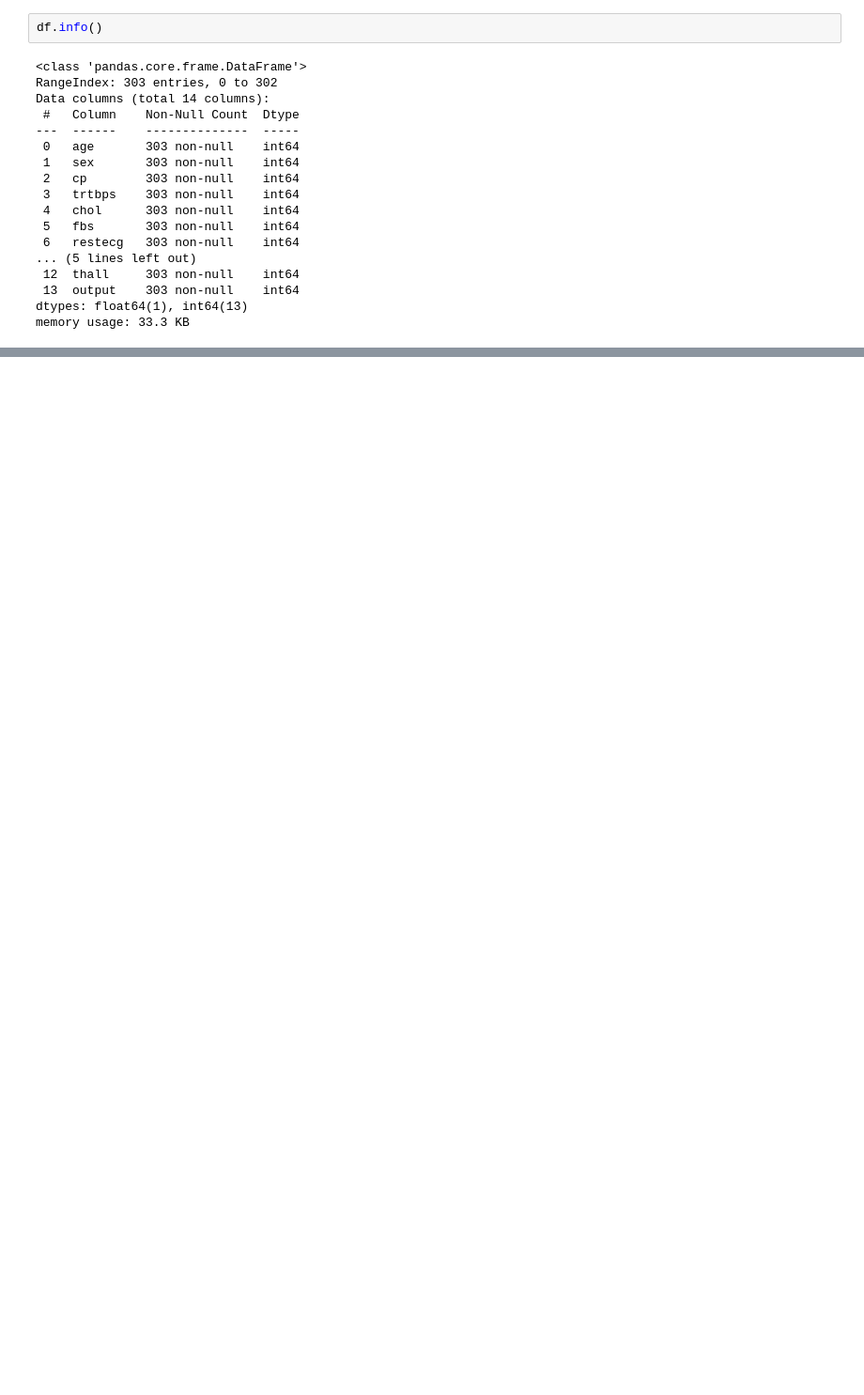
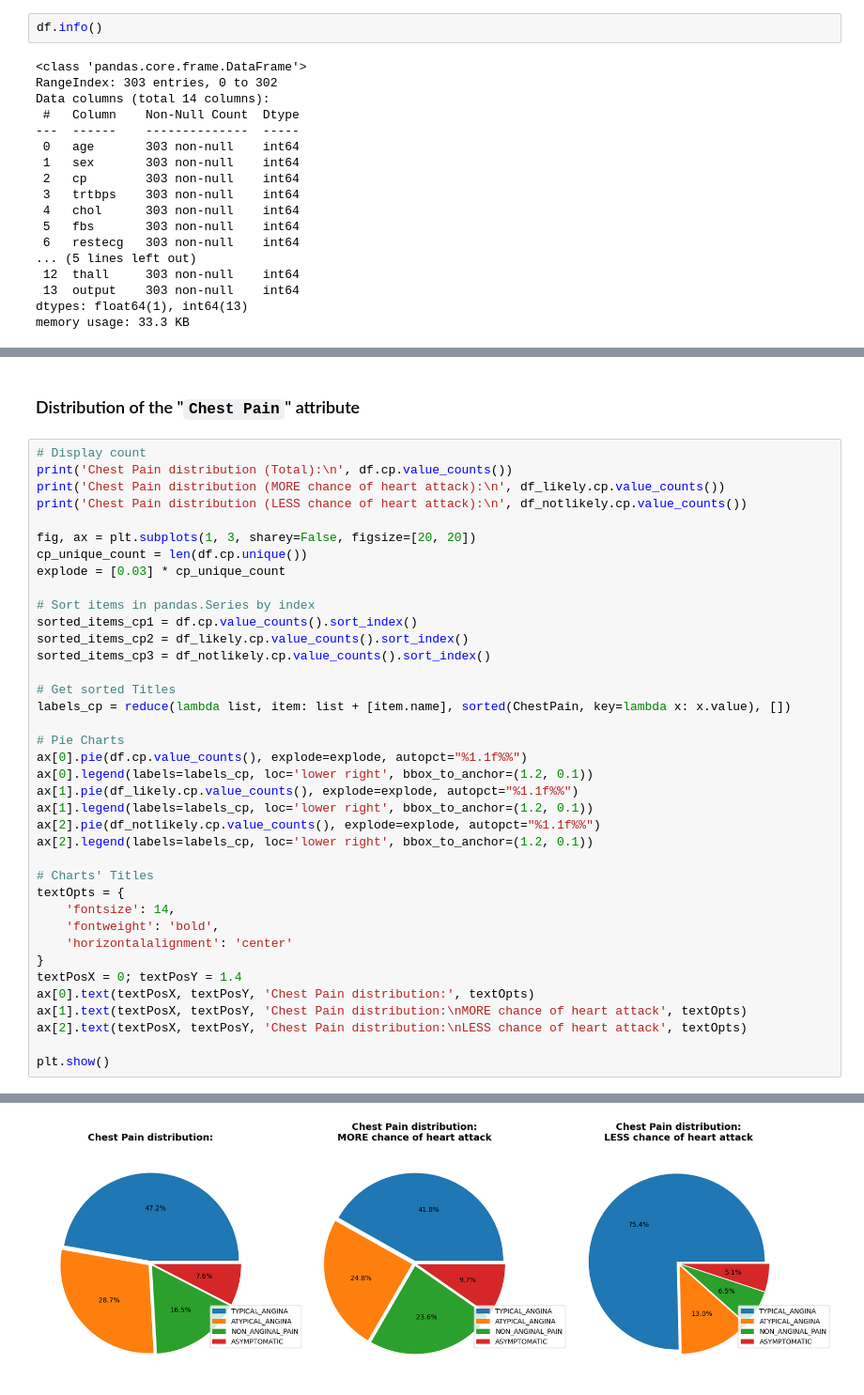
Before and after one commit to marbrex/tiw-data-analysis-project, a Jupyter notebook: descript-data.ipynb, the cells around one changed output, grey strips where cells are left out. Shown at 94% size. Drawn from its saved outputs; the diff is of its cells as text; blank space fills up the shorter version.

```diff
--- a/descript-data.ipynb
+++ b/descript-data.ipynb
@@ -104,0 +195,41 @@ Après avoir executé les tests statistiques sur les deux:
+# %% [markdown]
+### Distribution of the "`Chest Pain`" attribute
+# %%
+# Display count
+print('Chest Pain distribution (Total):\n', df.cp.value_counts())
+print('Chest Pain distribution (MORE chance of heart attack):\n', df_likely.cp.value_counts())
+print('Chest Pain distribution (LESS chance of heart attack):\n', df_notlikely.cp.value_counts())
+
+fig, ax = plt.subplots(1, 3, sharey=False, figsize=[20, 20])
+cp_unique_count = len(df.cp.unique())
+explode = [0.03] * cp_unique_count
+
+# Sort items in pandas.Series by index
+sorted_items_cp1 = df.cp.value_counts().sort_index()
+sorted_items_cp2 = df_likely.cp.value_counts().sort_index()
+sorted_items_cp3 = df_notlikely.cp.value_counts().sort_index()
+
+# Get sorted Titles
+labels_cp = reduce(lambda list, item: list + [item.name], sorted(ChestPain, key=lambda x: x.value), [])
+
+# Pie Charts
+ax[0].pie(df.cp.value_counts(), explode=explode, autopct="%1.1f%%")
+ax[0].legend(labels=labels_cp, loc='lower right', bbox_to_anchor=(1.2, 0.1))
+ax[1].pie(df_likely.cp.value_counts(), explode=explode, autopct="%1.1f%%")
+ax[1].legend(labels=labels_cp, loc='lower right', bbox_to_anchor=(1.2, 0.1))
+ax[2].pie(df_notlikely.cp.value_counts(), explode=explode, autopct="%1.1f%%")
+ax[2].legend(labels=labels_cp, loc='lower right', bbox_to_anchor=(1.2, 0.1))
+
+# Charts' Titles
+textOpts = {
+    'fontsize': 14,
+    'fontweight': 'bold',
+    'horizontalalignment': 'center'
+}
+textPosX = 0; textPosY = 1.4
+ax[0].text(textPosX, textPosY, 'Chest Pain distribution:', textOpts)
+ax[1].text(textPosX, textPosY, 'Chest Pain distribution:\nMORE chance of heart attack', textOpts)
+ax[2].text(textPosX, textPosY, 'Chest Pain distribution:\nLESS chance of heart attack', textOpts)
+
+plt.show()
+# %% [output]
@@ -104,0 +254 @@ Après avoir executé les tests statistiques sur les deux:
+[figure, added]
```
Also changed, not shown: parts of 28 cells of this notebook, 2 other files.
